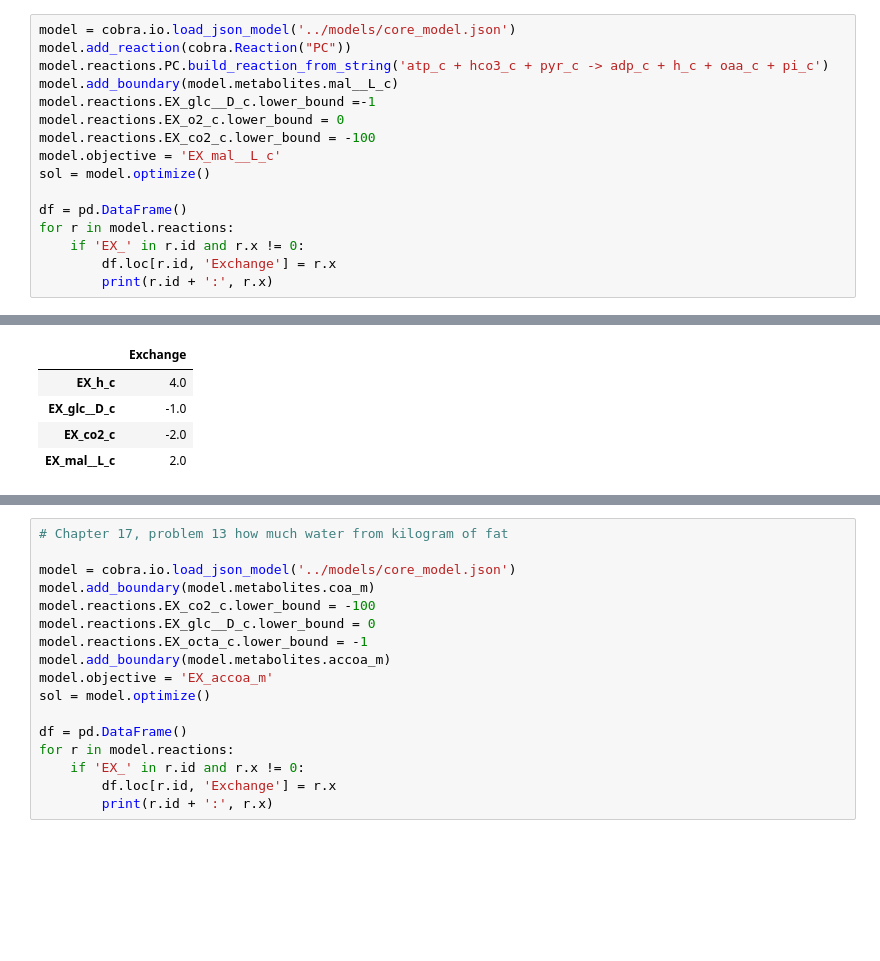
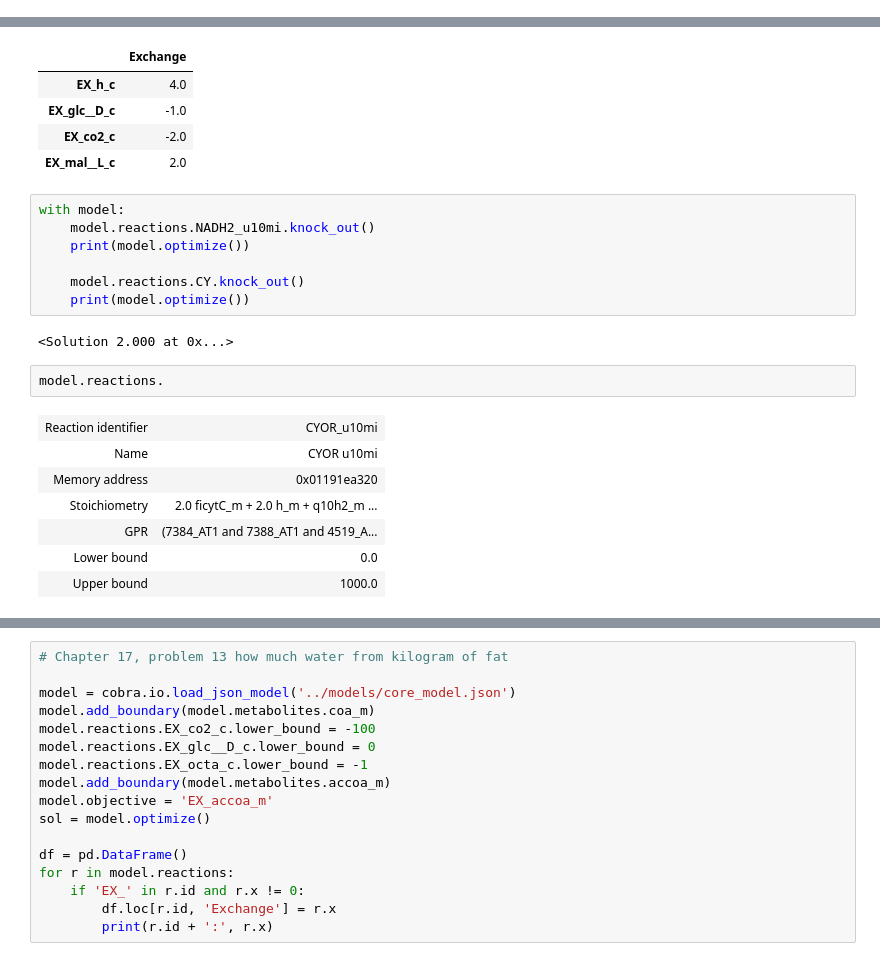
Before and after one commit to coltonlloyd/beng_213, a Jupyter notebook: beng213/completed_exercises/Exercise 3 - Solving homework problems.ipynb, the cells around one changed output, grey strips where cells are left out. Saved outputs shown, nothing was run; the diff lists cells and outputs as text; blank space fills up the shorter version.

```diff
--- a/beng213/completed_exercises/Exercise 3 - Solving homework problems.ipynb
+++ b/beng213/completed_exercises/Exercise 3 - Solving homework problems.ipynb
@@ -256,16 +445,0 @@ a.corr().loc['ACONTm', 'NADH2_u10mi']
-# %%
-model = cobra.io.load_json_model('../models/core_model.json')
-model.add_reaction(cobra.Reaction("PC"))
-model.reactions.PC.build_reaction_from_string('atp_c + hco3_c + pyr_c -> adp_c + h_c + oaa_c + pi_c')
-model.add_boundary(model.metabolites.mal__L_c)
-model.reactions.EX_glc__D_c.lower_bound =-1
-model.reactions.EX_o2_c.lower_bound = 0
-model.reactions.EX_co2_c.lower_bound = -100
-model.objective = 'EX_mal__L_c'
-sol = model.optimize()
-
-df = pd.DataFrame()
-for r in model.reactions:
-    if 'EX_' in r.id and r.x != 0:
-        df.loc[r.id, 'Exchange'] = r.x
-        print(r.id + ':', r.x)
@@ -282,3 +451,22 @@ df
 | EX_glc__D_c | -1.0 |
 | EX_co2_c | -2.0 |
 | EX_mal__L_c | 2.0 |
+# %%
+with model:
+    model.reactions.NADH2_u10mi.knock_out()
+    print(model.optimize())
+
+    model.reactions.CY.knock_out()
+    print(model.optimize())
+# %% [output]
+<Solution 2.000 at 0x...>
+# %%
+model.reactions.
+# %% [output]
+| Reaction identifier | CYOR_u10mi |
+| Name | CYOR u10mi |
+| Memory address | 0x01191ea320 |
+| Stoichiometry | 2.0 ficytC_m + 2.0 h_m + q10h2_m ... |
+| GPR | (7384_AT1 and 7388_AT1 and 4519_A... |
+| Lower bound | 0.0 |
+| Upper bound | 1000.0 |
```
Also changed, not shown: parts of 16 cells of this notebook.
